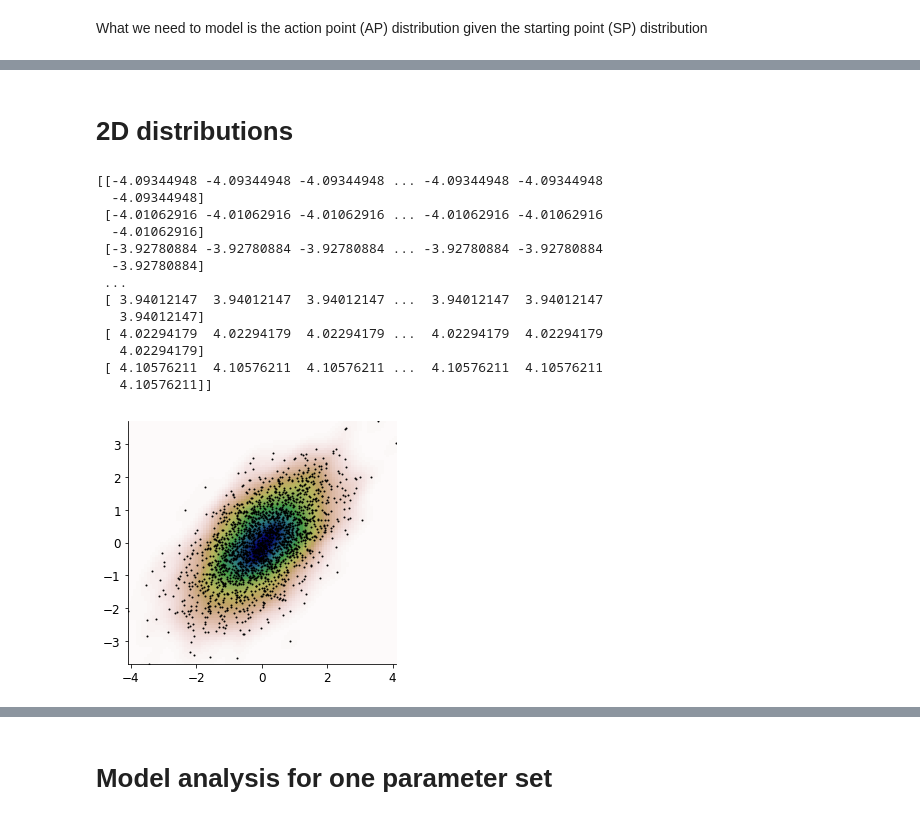
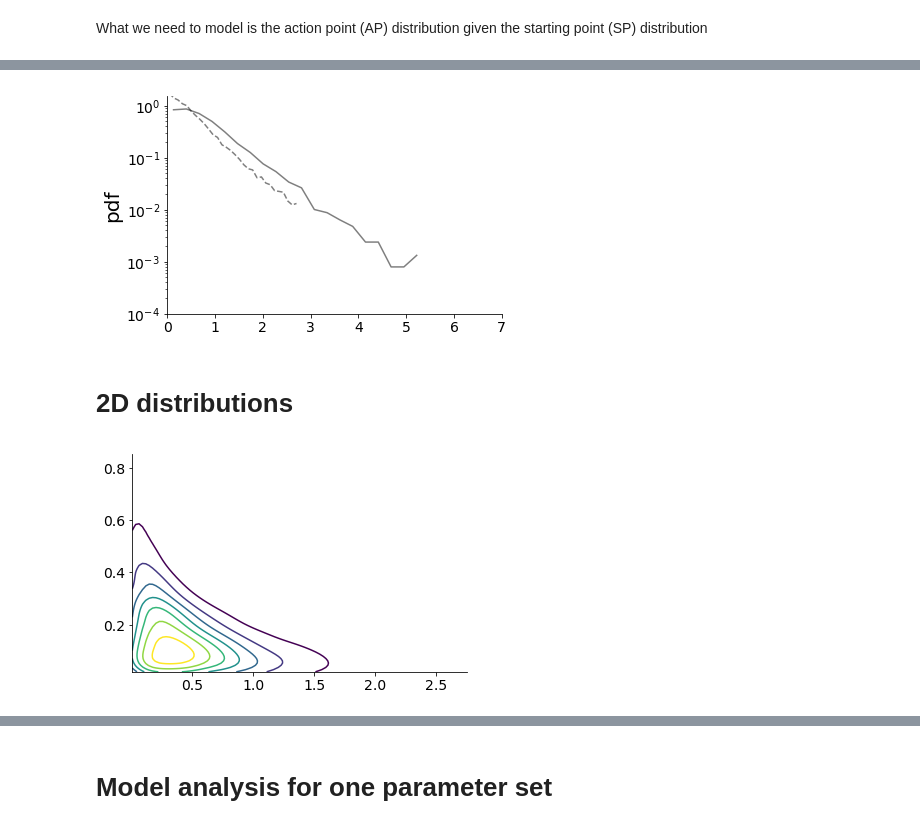
Before and after one commit to cherepaha/initiation, a Jupyter notebook: ddm_stick.ipynb, the cells around one changed output, grey strips where cells are left out. Saved outputs shown, nothing was run; the diff lists cells and outputs as text; code cells hidden in the pictures.

```diff
--- a/ddm_stick.ipynb
+++ b/ddm_stick.ipynb
@@ -60,2 +61,6 @@ ax = overlay_exp_data(exp_data, plt.figure().gca())
+# %%
+ax = overlay_exp_data(exp_data[exp_data.sp_scaled<exp_data.sp_scaled.quantile(0.99)], plt.figure().gca())
+# %% [output]
+[figure, added]
 # %% [markdown]
 # 2D distributions
@@ -64,50 +67,28 @@ kde = stats.gaussian_kde(exp_data.loc[:,['sp', 'delta_t']])
 # %%
-from scipy import stats
-def measure(n):
-    "Measurement model, return two coupled measurements."
-    m1 = np.random.normal(size=n)
-    m2 = np.random.normal(scale=0.5, size=n)
-    return m1+m2, m1-m2
+m1, m2 = exp_data.sp_scaled, exp_data.delta_t
 
-m1, m2 = measure(2000)
-
-xmin = m1.min()
-xmax = m1.max()
-ymin = m2.min()
-ymax = m2.max()
+[xmin, xmax] = m1.quantile([0.01, 0.99])
+[ymin, ymax] = m2.quantile([0.01, 0.99])
 
 X, Y = np.mgrid[xmin:xmax:100j, ymin:ymax:100j]
 positions = np.vstack([X.ravel(), Y.ravel()])
+
 values = np.vstack([m1, m2])
 
-print(X)
 kernel = stats.gaussian_kde(values)
 Z = np.reshape(kernel(positions).T, X.shape)
 
-import matplotlib.pyplot as plt
 fig = plt.figure()
 ax = fig.add_subplot(111)
-ax.imshow(np.rot90(Z), cmap=plt.cm.gist_earth_r,
-          extent=[xmin, xmax, ymin, ymax])
-ax.plot(m1, m2, 'k.', markersize=2)
+CS = ax.contour(X, Y, Z)
+# ax.clabel(CS, inline=1, fontsize=8)
+# ax.imshow(np.rot90(Z), cmap=plt.cm.gist_earth_r,
+#           extent=[xmin, xmax, ymin, ymax])
+# ax.plot(m1, m2, 'k.', markersize=2)
 ax.set_xlim([xmin, xmax])
-ax.set_ylim([ymin, ymax])
-plt.show()
+ax.set_ylim([ymin, ymax]);
 # %% [output]
-[[-4.09344948 -4.09344948 -4.09344948 ... -4.09344948 -4.09344948
-  -4.09344948]
- [-4.01062916 -4.01062916 -4.01062916 ... -4.01062916 -4.01062916
-  -4.01062916]
- [-3.92780884 -3.92780884 -3.92780884 ... -3.92780884 -3.92780884
-  -3.92780884]
- ...
- [ 3.94012147  3.94012147  3.94012147 ...  3.94012147  3.94012147
-   3.94012147]
- [ 4.02294179  4.02294179  4.02294179 ...  4.02294179  4.02294179
-   4.02294179]
- [ 4.10576211  4.10576211  4.10576211 ...  4.10576211  4.10576211
-   4.10576211]]
-[figure, old version]
+[figure, new version]
 # %%
 def plot_pdf(data, var, ax=None, ls='-', by_subj=True):
     subjects = np.arange(1, 11)
```
Also changed, not shown: parts of 5 cells of this notebook.
